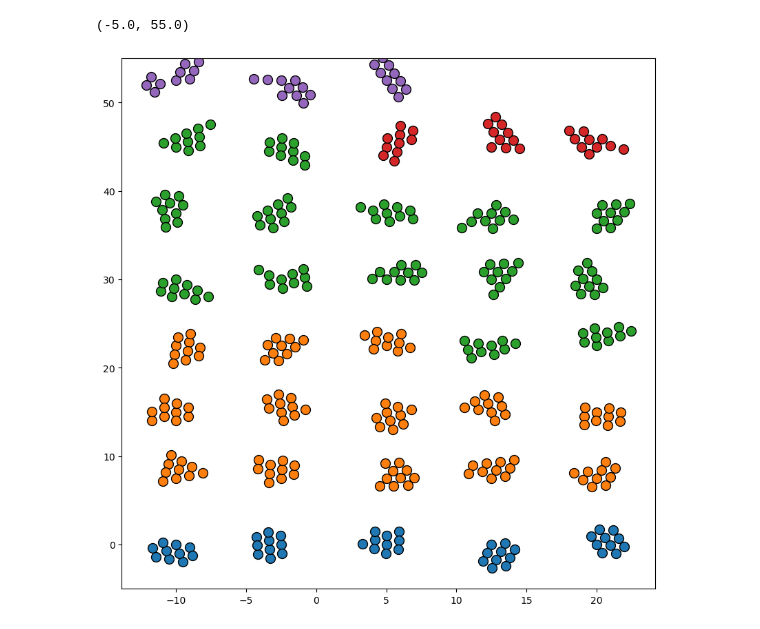
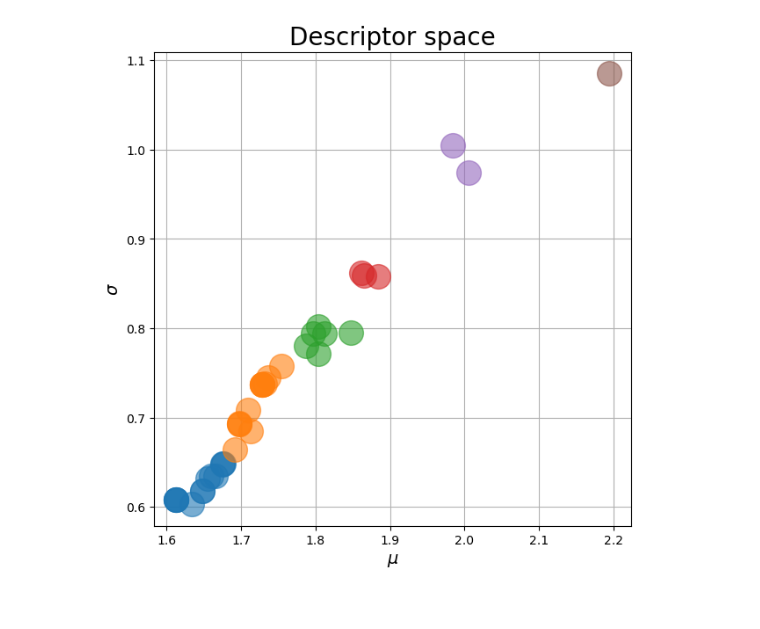
Before and after one commit to karsten3112/Computational-Physics, a Jupyter notebook: Week4/exercise18.ipynb, the cells around one changed output. Saved outputs shown, nothing was run; the diff lists cells and outputs as text; code cells hidden in the pictures.

```diff
--- a/Week4/exercise18.ipynb
+++ b/Week4/exercise18.ipynb
@@ -60,29 +33,34 @@ for i, bin_size in enumerate(bin_sizes):#range(7):
-# %%
-fig, ax = plt.subplots(figsize=(10, 10))
-
-i = 0
-disp_vector = np.array([-10.0, 0.0])
-for cluster in atom_cols_sorted:
-    for atom_col in atom_cols_sorted[cluster]:
-        atom_col.set_sizes([10.0 for i in range(len(atom_col))])
-        atom_col.reset_plot_axes()
-        atom_col.set_colors([f"C{cluster}" for i in range(len(atom_col))])
-        for atom in atom_col:
-            #pass
-            atom.move(disp_vector)
-        #atom_col.get_positions()
-        atom_col.plot(ax=ax)
-        for atom in atom_col:
-            #pass
-            atom.move(-disp_vector)
-        i+=1
-        if i % 5 == 0:
-            #print(i)
-            disp_vector[1]+=7.5
-            disp_vector[0]=-10.0
-        else:
-            disp_vector[0]+=7.5
-ax.set_ylim(-5.0,55)
-# %% [output]
-(-5.0, 55.0)
-[figure, removed]
+# %%
+descriptors = np.array([dist_mom.get_descriptor(atom_col=atom_col) for atom_col in atom_cols])
+mu_ranges = [[2.1, 2.3],
+             [1.95, 2.1],
+             [1.85,1.94],
+             [1.78,1.849],
+             [1.69, 1.77],
+             [1.5,1.68]
+             ][::-1]
+
+descriptors_sorted = {}
+atom_cols_sorted = {}
+for i in range(len(mu_ranges)):
+    descriptors_sorted[f"C{i}"] = []
+    atom_cols_sorted[f"C{i}"] = []
+
+for i, atom_col, descriptor in zip(range(len(descriptors)), atom_cols, descriptors):
+    for j, mu_range in enumerate(mu_ranges):
+        if descriptor[0] > mu_range[0] and descriptor[0] < mu_range[1]:
+            descriptors_sorted[f"C{j}"].append(descriptor)
+            atom_cols_sorted[f"C{j}"].append(atom_col)
+
+fig, ax = plt.subplots(figsize=(7,7))
+ax.grid()
+ax.set_xlabel(r"$\mu$", fontsize=14)
+ax.set_ylabel(r"$\sigma$", fontsize=14)
+ax.set_title("Descriptor space", fontsize=20)
+
+for color in descriptors_sorted:
+    descs = descriptors_sorted[color]
+    for desc in descs:
+        ax.plot(desc[0], desc[1], "o", c=color, markersize=20, alpha=0.6)
+# %% [output]
+[figure, added]
```
Also changed, not shown: parts of 9 cells of this notebook, 48 other files.
